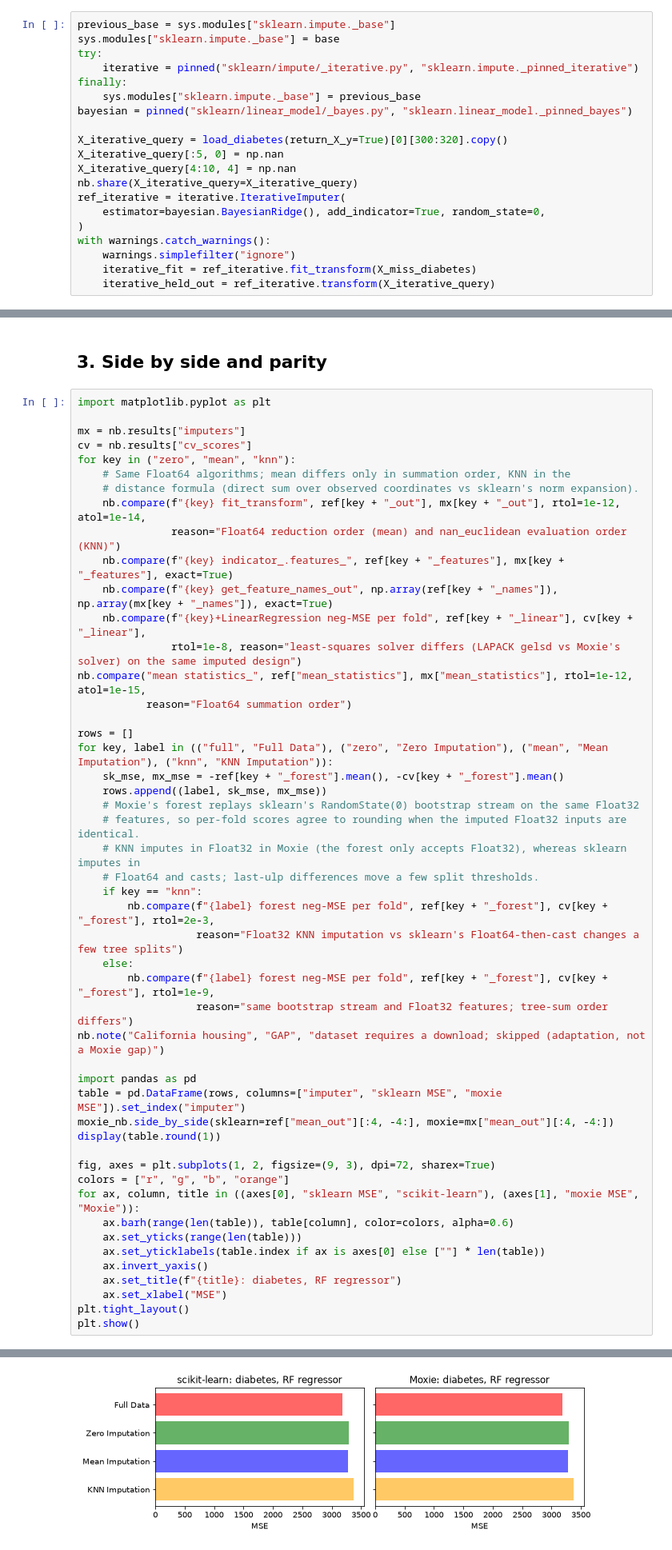
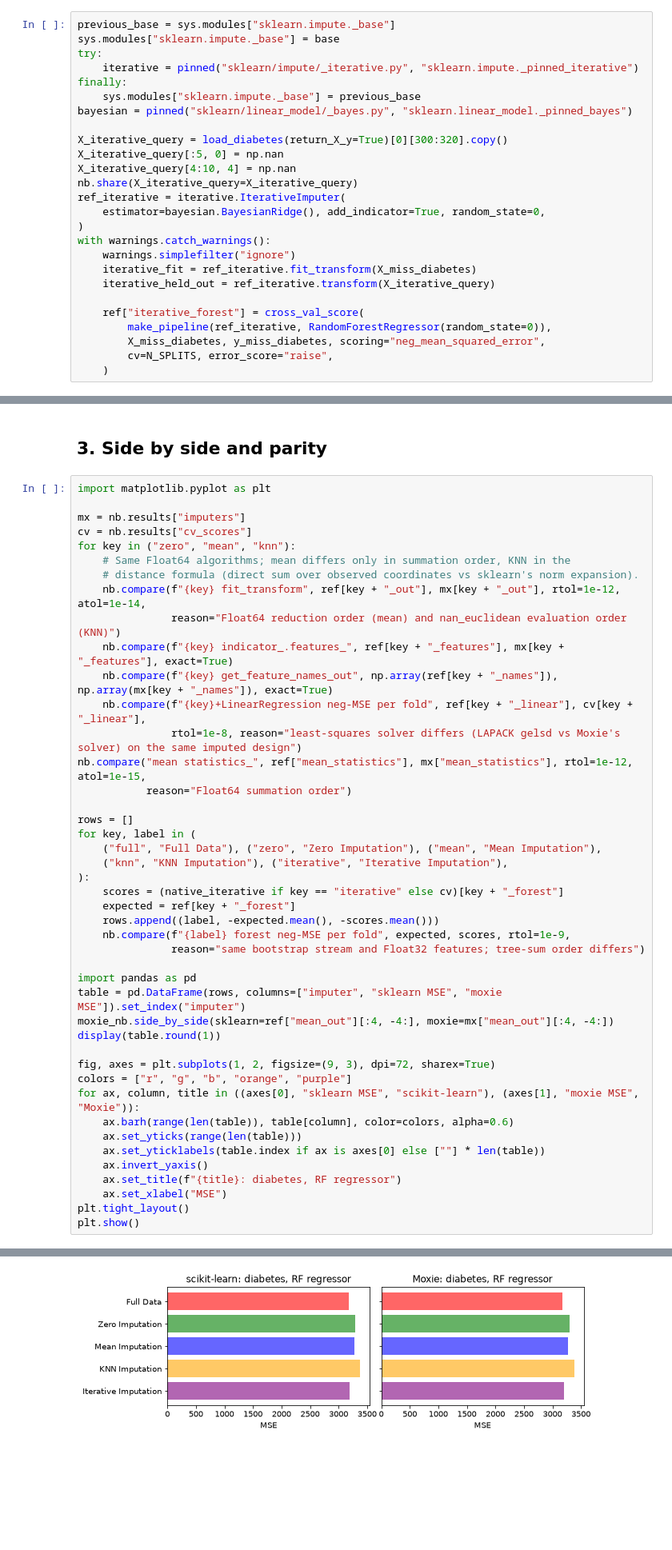
Before and after one commit to idlab-discover/moxie, a Jupyter notebook: notebooks/impute/plot_missing_values.ipynb, the cells around one changed output, grey strips where cells are left out. Shown at 80% size. Drawn from its saved outputs; the diff is of its cells as text; blank space fills up the shorter version.

Commit message:
test(impute): validate Float64 forest pipelines in gallery CV

```diff
--- a/notebooks/impute/plot_missing_values.ipynb
+++ b/notebooks/impute/plot_missing_values.ipynb
@@ -347,5 +307,11 @@ with warnings.catch_warnings():
     warnings.simplefilter("ignore")
     iterative_fit = ref_iterative.fit_transform(X_miss_diabetes)
     iterative_held_out = ref_iterative.transform(X_iterative_query)
+
+    ref["iterative_forest"] = cross_val_score(
+        make_pipeline(ref_iterative, RandomForestRegressor(random_state=0)),
+        X_miss_diabetes, y_miss_diabetes, scoring="neg_mean_squared_error",
+        cv=N_SPLITS, error_score="raise",
+    )
 # %%
 %%mojo iterative
@@ -387,20 +375,15 @@ nb.compare("mean statistics_", ref["mean_statistics"], mx["mean_statistics"], rt
            reason="Float64 summation order")
 
 rows = []
-for key, label in (("full", "Full Data"), ("zero", "Zero Imputation"), ("mean", "Mean Imputation"), ("knn", "KNN Imputation")):
-    sk_mse, mx_mse = -ref[key + "_forest"].mean(), -cv[key + "_forest"].mean()
-    rows.append((label, sk_mse, mx_mse))
-    # Moxie's forest replays sklearn's RandomState(0) bootstrap stream on the same Float32
-    # features, so per-fold scores agree to rounding when the imputed Float32 inputs are identical.
-    # KNN imputes in Float32 in Moxie (the forest only accepts Float32), whereas sklearn imputes in
-    # Float64 and casts; last-ulp differences move a few split thresholds.
-    if key == "knn":
-        nb.compare(f"{label} forest neg-MSE per fold", ref[key + "_forest"], cv[key + "_forest"], rtol=2e-3,
-                   reason="Float32 KNN imputation vs sklearn's Float64-then-cast changes a few tree splits")
-    else:
-        nb.compare(f"{label} forest neg-MSE per fold", ref[key + "_forest"], cv[key + "_forest"], rtol=1e-9,
-                   reason="same bootstrap stream and Float32 features; tree-sum order differs")
-nb.note("California housing", "GAP", "dataset requires a download; skipped (adaptation, not a Moxie gap)")
+for key, label in (
+    ("full", "Full Data"), ("zero", "Zero Imputation"), ("mean", "Mean Imputation"),
+    ("knn", "KNN Imputation"), ("iterative", "Iterative Imputation"),
+):
+    scores = (native_iterative if key == "iterative" else cv)[key + "_forest"]
+    expected = ref[key + "_forest"]
+    rows.append((label, -expected.mean(), -scores.mean()))
+    nb.compare(f"{label} forest neg-MSE per fold", expected, scores, rtol=1e-9,
+               reason="same bootstrap stream and Float32 features; tree-sum order differs")
 
 import pandas as pd
 table = pd.DataFrame(rows, columns=["imputer", "sklearn MSE", "moxie MSE"]).set_index("imputer")
@@ -408,7 +391,7 @@ moxie_nb.side_by_side(sklearn=ref["mean_out"][:4, -4:], moxie=mx["mean_out"][:4,
 display(table.round(1))
 
 fig, axes = plt.subplots(1, 2, figsize=(9, 3), dpi=72, sharex=True)
-colors = ["r", "g", "b", "orange"]
+colors = ["r", "g", "b", "orange", "purple"]
 for ax, column, title in ((axes[0], "sklearn MSE", "scikit-learn"), (axes[1], "moxie MSE", "Moxie")):
     ax.barh(range(len(table)), table[column], color=colors, alpha=0.6)
     ax.set_yticks(range(len(table)))
@@ -432,4 +416,4 @@ moxie
-[figure, old version]
+[figure, new version]
 # %%
 nb.report()
 nb.assert_parity()
```
Also changed, not shown: parts of 10 cells of this notebook, 1 other file.
